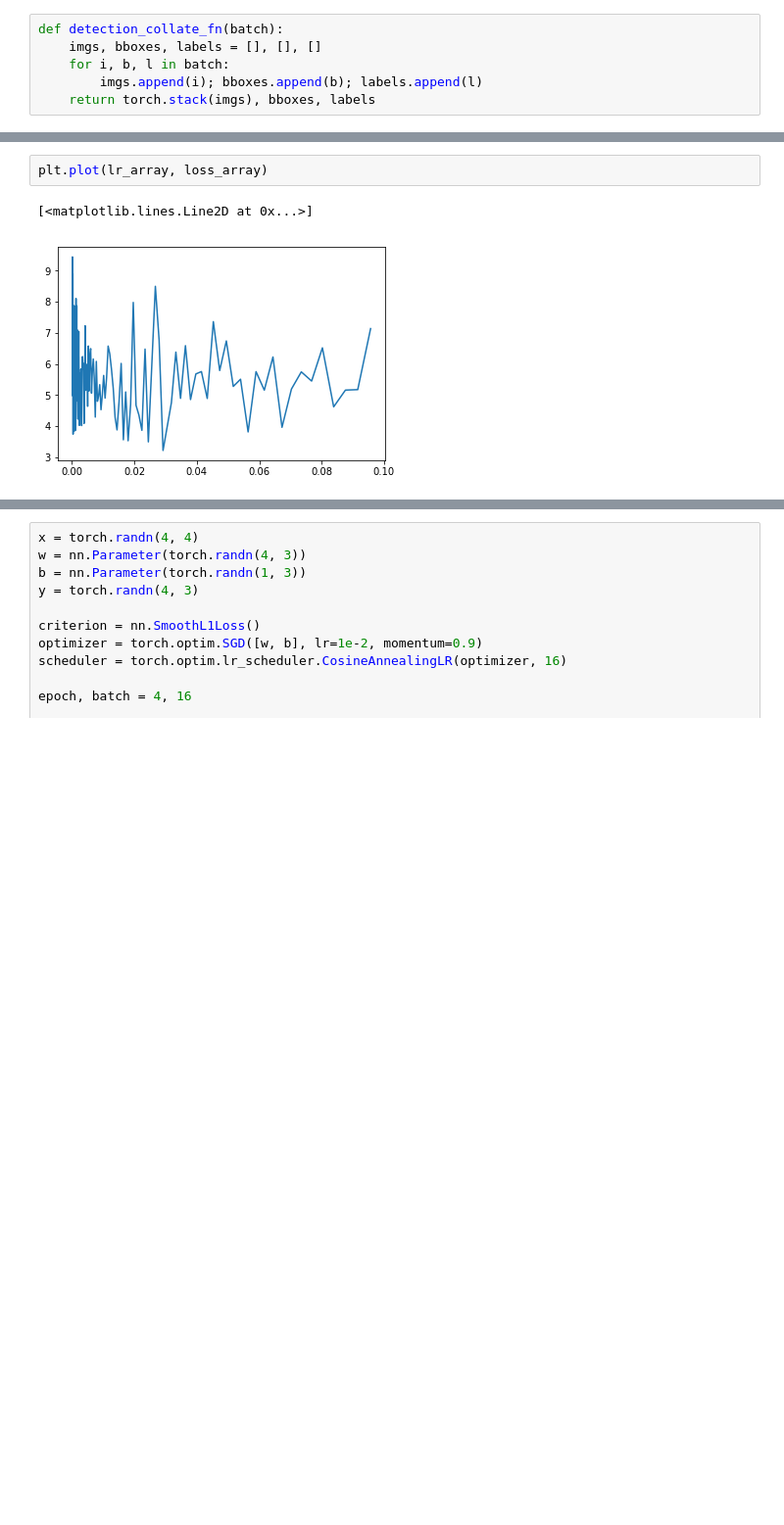
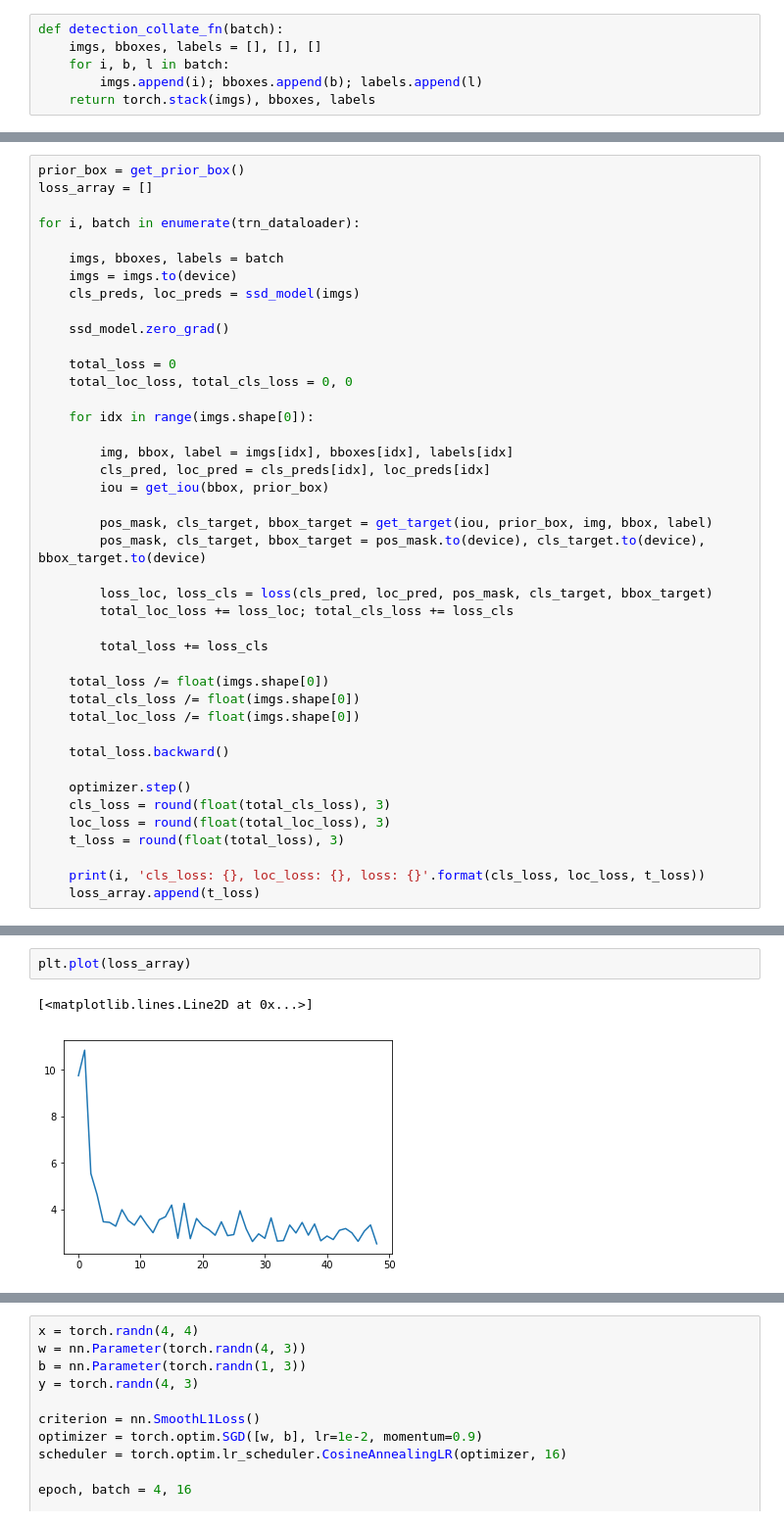
Before and after one commit to kindeQi/PyTorch_SSD, a Jupyter notebook: test_remote.ipynb, the cells around one changed output, grey strips where cells are left out. Shown at 98% size. Drawn from its saved outputs; the diff is of its cells as text; blank space fills up the shorter version.

Commit message:
WHAT"S WRONG WITH MY MODEL!!!!

```diff
--- a/test_remote.ipynb
+++ b/test_remote.ipynb
@@ -62,0 +76,42 @@ plt.plot(loss_array)
+# %%
+prior_box = get_prior_box()
+loss_array = []
+
+for i, batch in enumerate(trn_dataloader):
+
+    imgs, bboxes, labels = batch
+    imgs = imgs.to(device)
+    cls_preds, loc_preds = ssd_model(imgs)
+
+    ssd_model.zero_grad()
+
+    total_loss = 0
+    total_loc_loss, total_cls_loss = 0, 0
+
+    for idx in range(imgs.shape[0]):
+
+        img, bbox, label = imgs[idx], bboxes[idx], labels[idx]
+        cls_pred, loc_pred = cls_preds[idx], loc_preds[idx]
+        iou = get_iou(bbox, prior_box)
+
+        pos_mask, cls_target, bbox_target = get_target(iou, prior_box, img, bbox, label)
+        pos_mask, cls_target, bbox_target = pos_mask.to(device), cls_target.to(device), bbox_target.to(device)
+
+        loss_loc, loss_cls = loss(cls_pred, loc_pred, pos_mask, cls_target, bbox_target)
+        total_loc_loss += loss_loc; total_cls_loss += loss_cls
+
+        total_loss += loss_cls
+
+    total_loss /= float(imgs.shape[0])
+    total_cls_loss /= float(imgs.shape[0])
+    total_loc_loss /= float(imgs.shape[0])
+
+    total_loss.backward()
+
+    optimizer.step()
+    cls_loss = round(float(total_cls_loss), 3)
+    loc_loss = round(float(total_loc_loss), 3)
+    t_loss = round(float(total_loss), 3)
+
+    print(i, 'cls_loss: {}, loc_loss: {}, loss: {}'.format(cls_loss, loc_loss, t_loss))
+    loss_array.append(t_loss)
@@ -63,5 +137,5 @@ plt.plot(loss_array)
 # %%
-plt.plot(lr_array, loss_array)
+plt.plot(loss_array)
 # %% [output]
 [<matplotlib.lines.Line2D at 0x...>]
-[figure, old version]
+[figure, new version]
```
Also changed, not shown: parts of 36 cells of this notebook, 5 other files.
